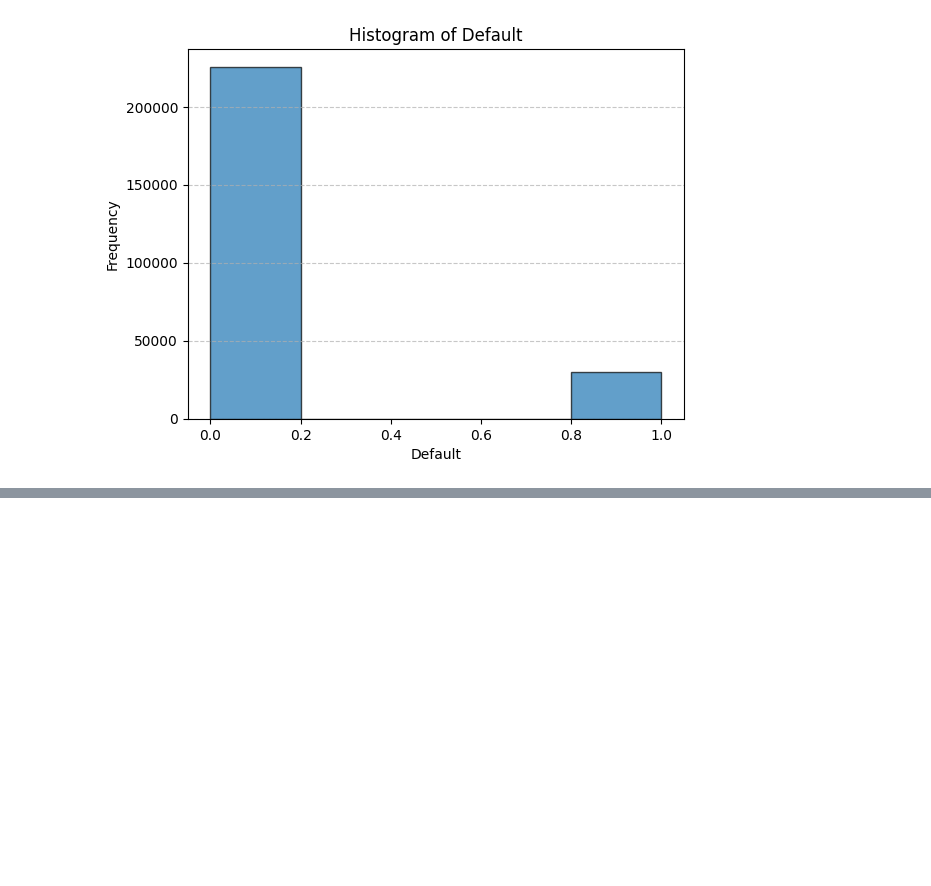
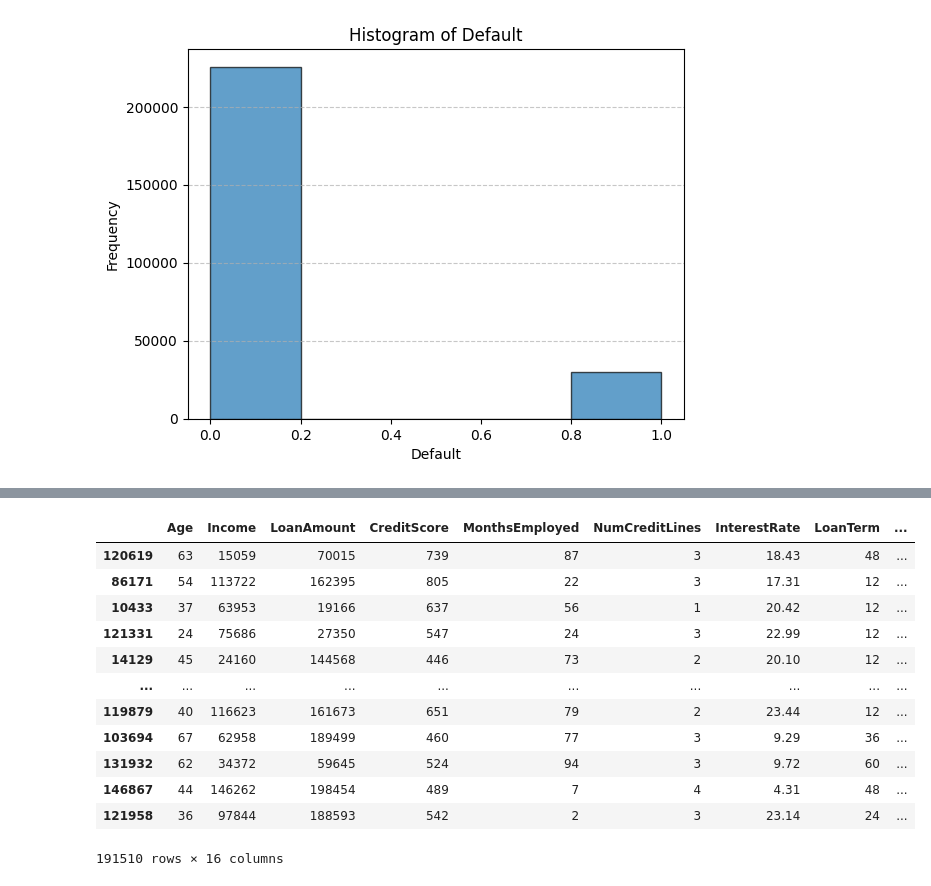
Before and after one commit to wrdhall3/loan-default-project, a Jupyter notebook: loan_default_project.ipynb, the cells around one changed output, grey strips where cells are left out. Saved outputs shown, nothing was run; the diff lists cells and outputs as text; code cells hidden in the pictures; blank space fills up the shorter version.

```diff
--- a/loan_default_project.ipynb
+++ b/loan_default_project.ipynb
@@ -154,3 +180,7 @@ plot_histograms_fixed_bins(loan_default_df, numerical_columns, bins=5)
 [figure]
 [figure]
 [figure]
+# %%
+#drop the Loan ID column
+loan_default_df.drop(['LoanID'], axis=1, inplace=True)
+loan_default_df.head()
@@ -156,0 +194,28 @@ plot_histograms_fixed_bins(loan_default_df, numerical_columns, bins=5)
+# %%
+# Split training and testing sets
+# Create the features DataFrame, X
+X = loan_default_df.copy()
+X = X.drop(columns='Default')
+
+# Create the target DataFrame, y
+y = loan_default_df['Default']
+
+# Use train_test_split to separate the data
+X_train, X_test, y_train, y_test = train_test_split(X, y, random_state=42)
+# %%
+# Review the X_train DataFrame
+X_train
+# %% [output]
+|  | Age | Income | LoanAmount | CreditScore | MonthsEmployed | NumCreditLines | InterestRate | LoanTerm | ... |
+| 120619 | 63 | 15059 | 70015 | 739 | 87 | 3 | 18.43 | 48 | ... |
+| 86171 | 54 | 113722 | 162395 | 805 | 22 | 3 | 17.31 | 12 | ... |
+| 10433 | 37 | 63953 | 19166 | 637 | 56 | 1 | 20.42 | 12 | ... |
+| 121331 | 24 | 75686 | 27350 | 547 | 24 | 3 | 22.99 | 12 | ... |
+| 14129 | 45 | 24160 | 144568 | 446 | 73 | 2 | 20.10 | 12 | ... |
+| ... | ... | ... | ... | ... | ... | ... | ... | ... | ... |
+| 119879 | 40 | 116623 | 161673 | 651 | 79 | 2 | 23.44 | 12 | ... |
+| 103694 | 67 | 62958 | 189499 | 460 | 77 | 3 | 9.29 | 36 | ... |
+| 131932 | 62 | 34372 | 59645 | 524 | 94 | 3 | 9.72 | 60 | ... |
+| 146867 | 44 | 146262 | 198454 | 489 | 7 | 4 | 4.31 | 48 | ... |
+| 121958 | 36 | 97844 | 188593 | 542 | 2 | 3 | 23.14 | 24 | ... |
+191510 rows × 16 columns
```
Also changed, not shown: parts of 75 cells of this notebook.
